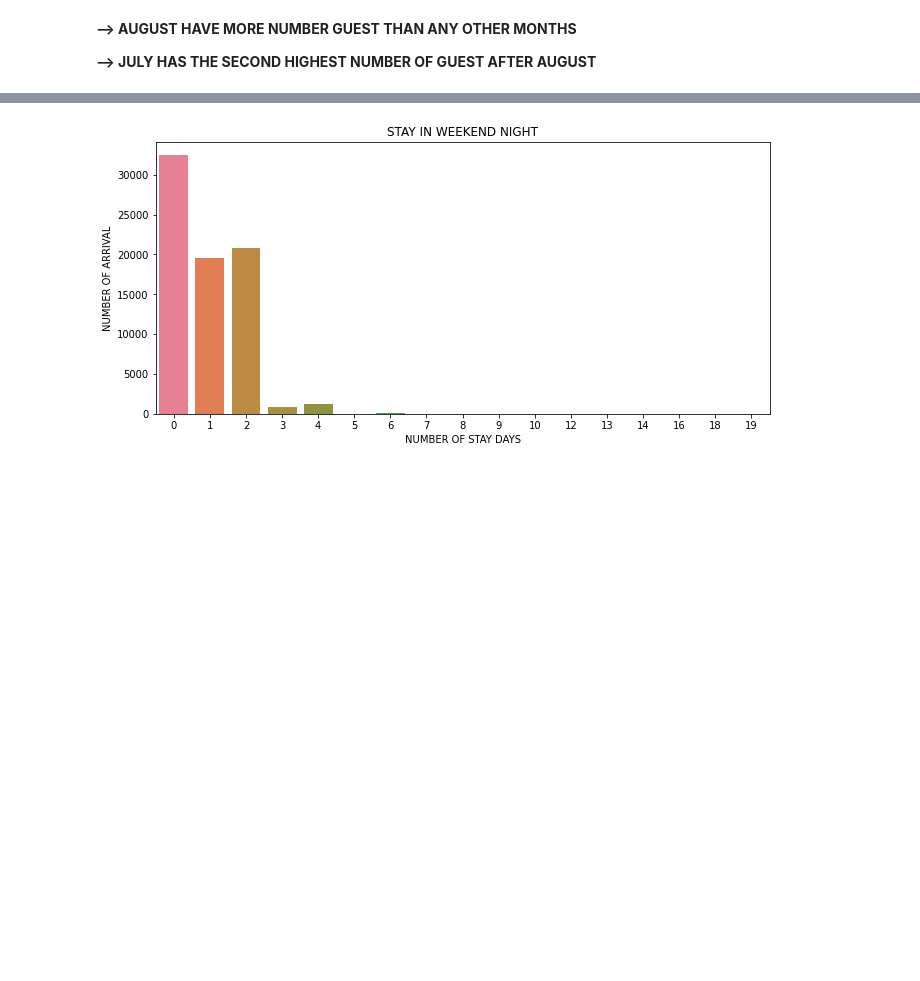
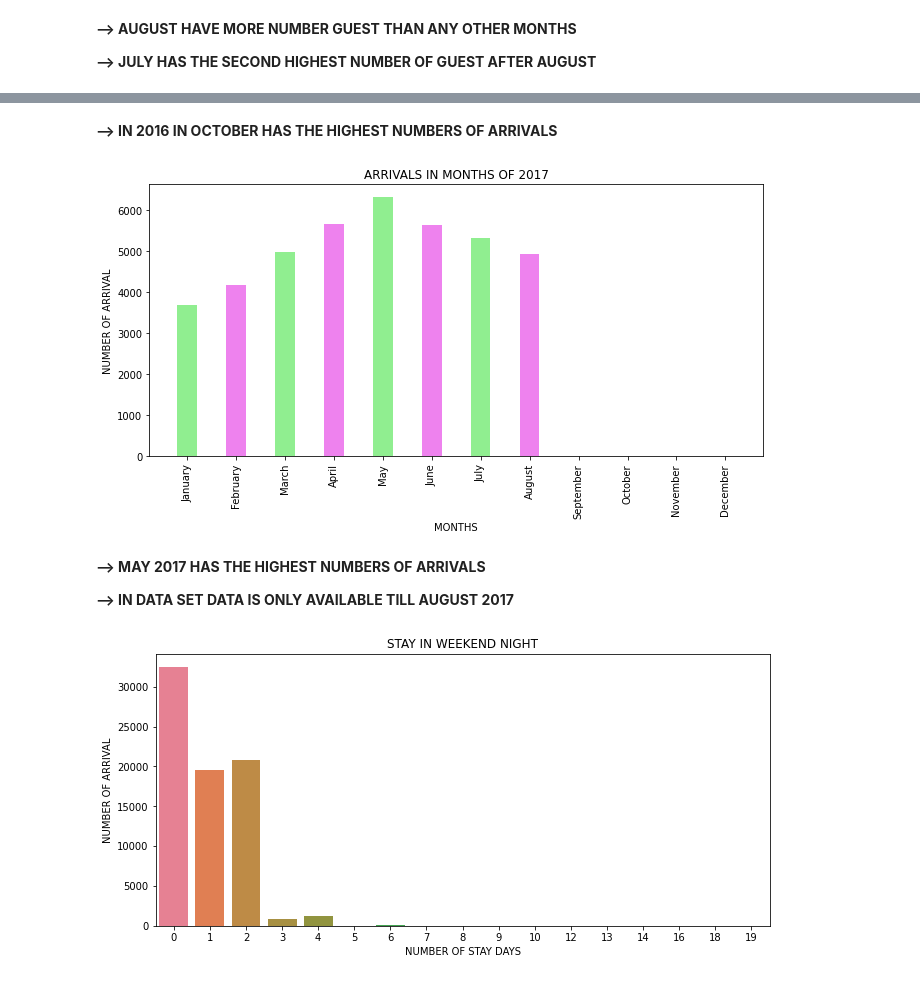
Before and after one commit to sunilpanigrahi104/Hotel-Booking-Analysis---EDA-Project, a Jupyter notebook: Hotel_Booking_Analysis_Capstone_Project.ipynb, the cells around one changed output, grey strips where cells are left out. Cells and saved outputs as stored; diff of their text form; code cells hidden in the pictures; blank space fills up the shorter version.

```diff
--- a/Hotel_Booking_Analysis_Capstone_Project.ipynb
+++ b/Hotel_Booking_Analysis_Capstone_Project.ipynb
@@ -372,3 +439,32 @@ plt.figure(figsize= (11,6))
+# %% [markdown]
+**--> IN 2016 IN OCTOBER HAS THE HIGHEST NUMBERS OF ARRIVALS**
+# %%
+# WHICH MONTH HAVE THE MOST NUMBERS OF ARRIVALS IN 2017
+
+z = list(df[df.arrival_date_year==2017]["arrival_date_month"].unique())
+x = ["January", "February", "March", "April", "May", "June", "July", "August", "September", "October", "November", "December"]
+y = []
+
+for i in x:
+  if i in z:
+    y.append(df[df["arrival_date_year"] == 2017][df[df["arrival_date_year"] == 2017]["arrival_date_month"] == i]["arrival_date_month"].count())
+  else:
+    y.append(0)
+
+plt.figure(figsize=(11,5))
+plt.bar(x, y, color =['lightgreen', 'violet'],
+        width = 0.4)
+plt.xlabel("MONTHS")
+plt.xticks(rotation= "vertical")
+plt.ylabel("NUMBER OF ARRIVAL")
+plt.title("ARRIVALS IN MONTHS OF 2017")
+plt.show()
+# %% [output]
+[figure, added]
+# %% [markdown]
+**--> MAY 2017 HAS THE HIGHEST NUMBERS OF ARRIVALS**
+
+**--> IN DATA SET DATA IS ONLY AVAILABLE TILL AUGUST 2017**
 # %%
 # STAY IN WEEKEND NIGHT
 
```
Also changed, not shown: parts of 49 cells of this notebook.
